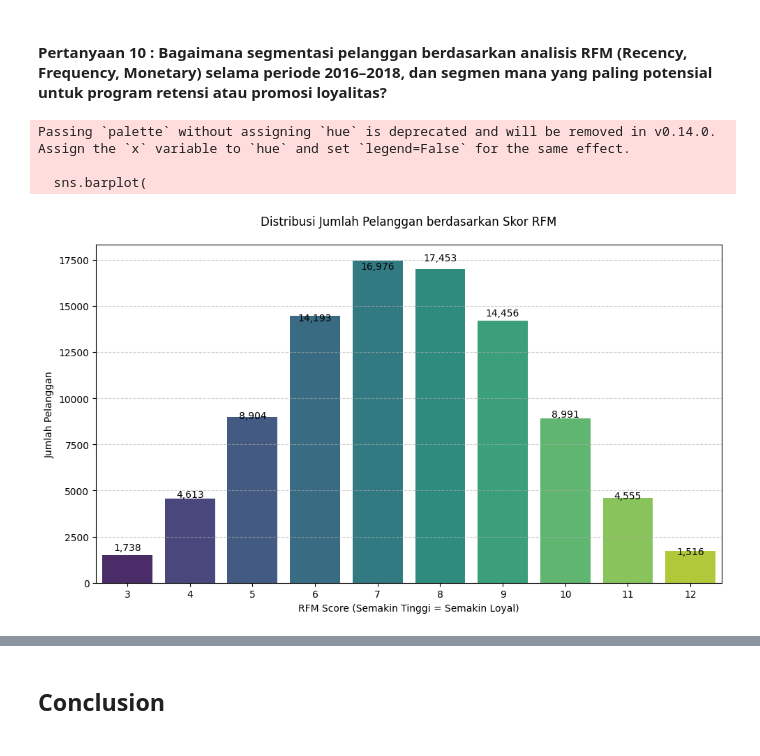
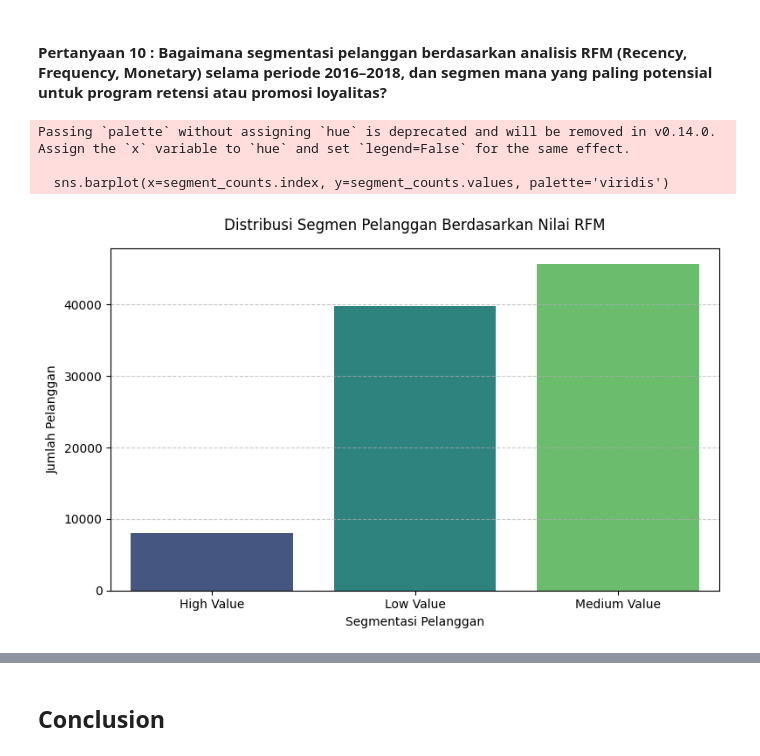
Before and after one commit to fiyandamamuri/e-commerce_public_datasets_analysis, a Jupyter notebook: notebook-copy.ipynb, the cells around one changed output, grey strips where cells are left out. Cells and saved outputs as stored; diff of their text form; code cells hidden in the pictures.

```diff
--- a/notebook-copy.ipynb
+++ b/notebook-copy.ipynb
@@ -956,7 +956,8 @@ rfm = merged_data.groupby('customer_unique_id').agg({
 # %%
-# Menghitung skor RFM
-rfm['R_Score'] = pd.qcut(rfm['Recency'], 4, labels=[4,3,2,1])   # Semakin kecil recency = skor tinggi
-rfm['F_Score'] = pd.qcut(rfm['Frequency'].rank(method='first'), 4, labels=[1,2,3,4])
-rfm['M_Score'] = pd.qcut(rfm['Monetary'], 4, labels=[1,2,3,4])
-rfm['RFM_Segment'] = rfm['R_Score'].astype(str) + rfm['F_Score'].astype(str) + rfm['M_Score'].astype(str)
-rfm['RFM_Score'] = rfm[['R_Score','F_Score','M_Score']].astype(int).sum(axis=1)
+# Buat skor untuk masing-masing komponen
+rfm['R_score'] = pd.qcut(rfm['Recency'], 5, labels=[5,4,3,2,1])  # kecil lebih bagus
+rfm['F_score'] = pd.qcut(rfm['Frequency'].rank(method='first'), 5, labels=[1,2,3,4,5])
+rfm['M_score'] = pd.qcut(rfm['Monetary'], 5, labels=[1,2,3,4,5])
+
+# Gabungkan skor
+rfm['RFM_Score'] = rfm['R_score'].astype(int) + rfm['F_score'].astype(int) + rfm['M_score'].astype(int)
@@ -994,0 +964,10 @@ RFM_Score
+# %%
+def segment_customer(score):
+    if score >= 13:
+        return 'High Value'
+    elif score >= 9:
+        return 'Medium Value'
+    else:
+        return 'Low Value'
+
+rfm['Customer_Segment'] = rfm['RFM_Score'].apply(segment_customer)
@@ -1357,25 +1369,18 @@ plt.show()
 # %% [markdown]
 #### Pertanyaan 10 : Bagaimana segmentasi pelanggan berdasarkan analisis RFM (Recency, Frequency, Monetary) selama periode 2016–2018, dan segmen mana yang paling potensial untuk program retensi atau promosi loyalitas?
 # %%
-plt.figure(figsize=(10,6))
-sns.barplot(
-    x=rfm_summary.index,
-    y=rfm_summary['customer_count'],
-    palette='viridis'
-)
+plt.figure(figsize=(8, 5))
+segment_counts = rfm['Customer_Segment'].value_counts().sort_index()
+sns.barplot(x=segment_counts.index, y=segment_counts.values, palette='viridis')
 
-# Label jumlah pelanggan
-for i, v in enumerate(rfm_summary['customer_count']):
-    plt.text(i, v + 10, f'{int(v):,}', ha='center', fontsize=10)
-
-plt.title('Distribusi Jumlah Pelanggan berdasarkan Skor RFM', pad=20)
-plt.xlabel('RFM Score (Semakin Tinggi = Semakin Loyal)')
+plt.title('Distribusi Segmen Pelanggan Berdasarkan Nilai RFM', pad=15)
+plt.xlabel('Segmentasi Pelanggan')
 plt.ylabel('Jumlah Pelanggan')
-plt.grid(axis='y', linestyle='--', alpha=0.6)
+plt.grid(axis='y', linestyle='--', alpha=0.7)
 plt.tight_layout()
 plt.show()
 # %% [output]
 Passing `palette` without assigning `hue` is deprecated and will be removed in v0.14.0. Assign the `x` variable to `hue` and set `legend=False` for the same effect.
 
-  sns.barplot(
+  sns.barplot(x=segment_counts.index, y=segment_counts.values, palette='viridis')
-[figure, old version]
+[figure, new version]
```
Also changed, not shown: parts of 21 cells of this notebook.
